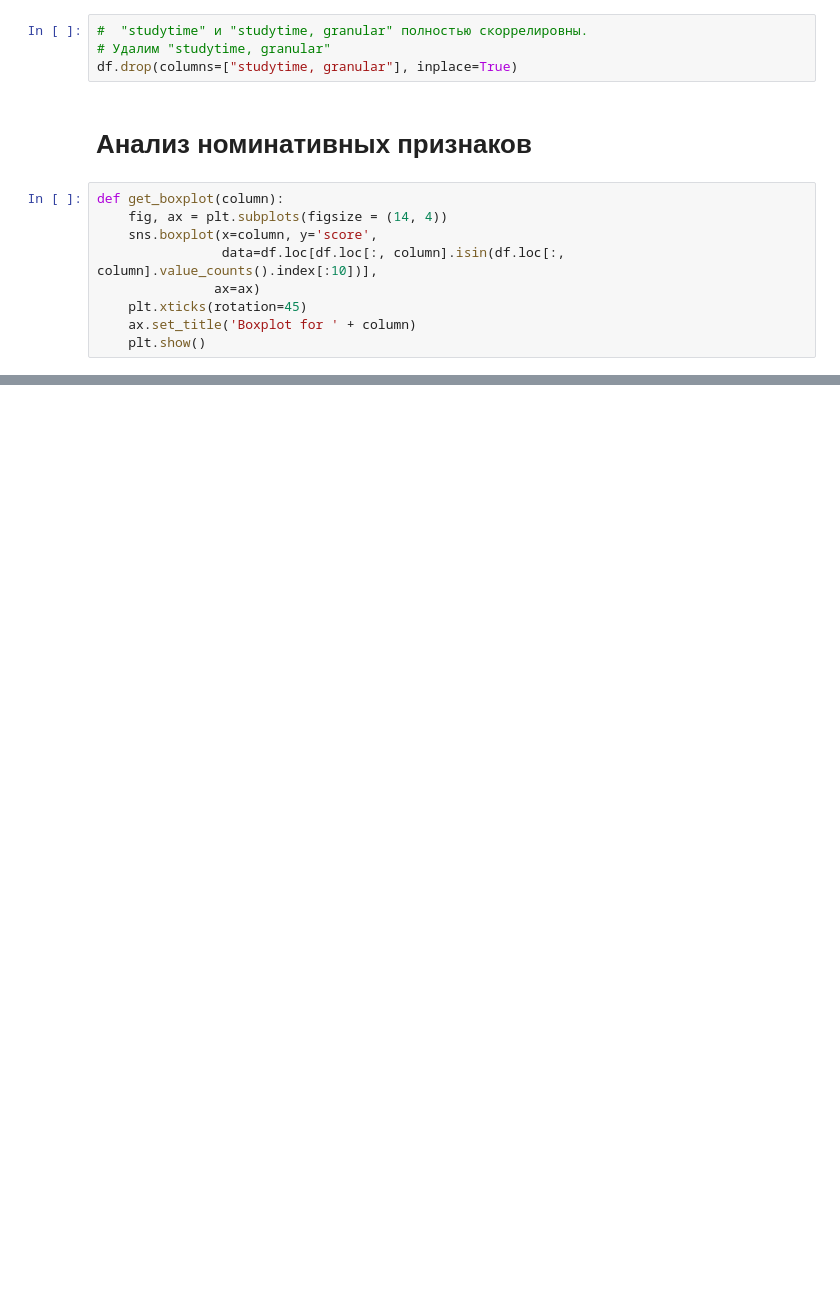
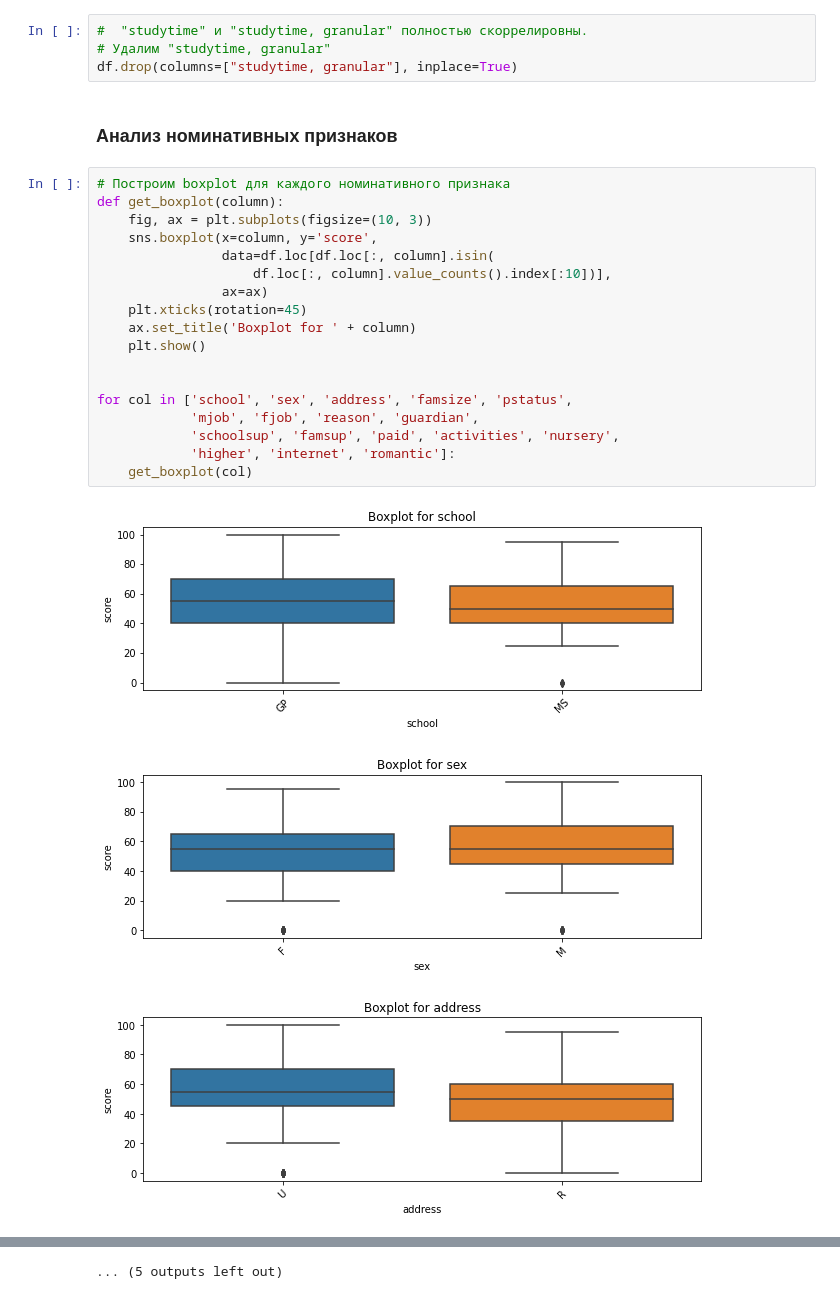
Before and after one commit to Golovolastik/skillfactory_rds, a Jupyter notebook: module_2/stud_math.ipynb, the cells around one changed output, grey strips where cells are left out. Drawn from its saved outputs; the diff is of its cells as text; blank space fills up the shorter version.

```diff
--- a/module_2/stud_math.ipynb
+++ b/module_2/stud_math.ipynb
@@ -811,13 +825,26 @@ df.corr()
 # Удалим "studytime, granular"
 df.drop(columns=["studytime, granular"], inplace=True)
 # %% [markdown]
-# Анализ номинативных признаков
+### Анализ номинативных признаков
 # %%
+# Построим boxplot для каждого номинативного признака
 def get_boxplot(column):
-    fig, ax = plt.subplots(figsize = (14, 4))
+    fig, ax = plt.subplots(figsize=(10, 3))
     sns.boxplot(x=column, y='score',
-                data=df.loc[df.loc[:, column].isin(df.loc[:, column].value_counts().index[:10])],
-               ax=ax)
+                data=df.loc[df.loc[:, column].isin(
+                    df.loc[:, column].value_counts().index[:10])],
+                ax=ax)
     plt.xticks(rotation=45)
     ax.set_title('Boxplot for ' + column)
     plt.show()
+
+
+for col in ['school', 'sex', 'address', 'famsize', 'pstatus',
+            'mjob', 'fjob', 'reason', 'guardian',
+            'schoolsup', 'famsup', 'paid', 'activities', 'nursery',
+            'higher', 'internet', 'romantic']:
+    get_boxplot(col)
+# %% [output]
+[figure, added]
+[figure, added]
+[figure, added]
@@ -823,0 +860 @@ def get_boxplot(column):
+... (5 outputs left out)
```
Also changed, not shown: parts of 22 cells of this notebook.
